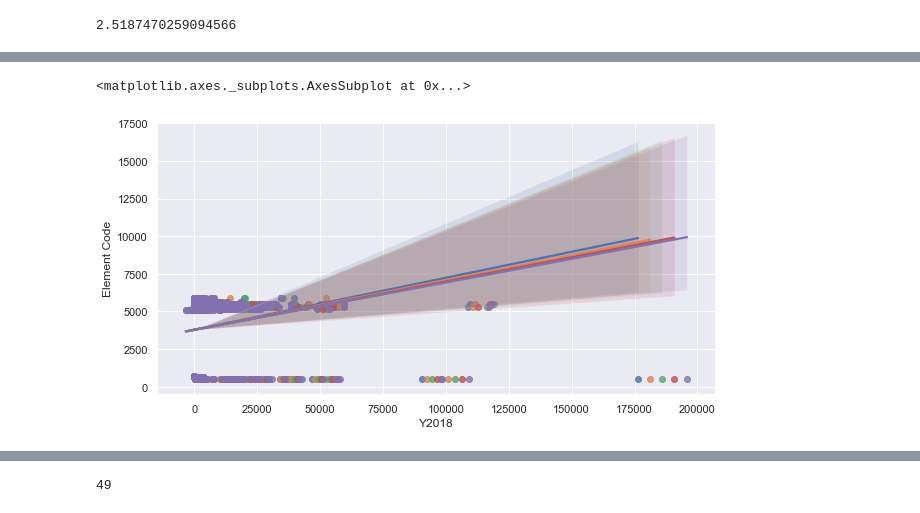
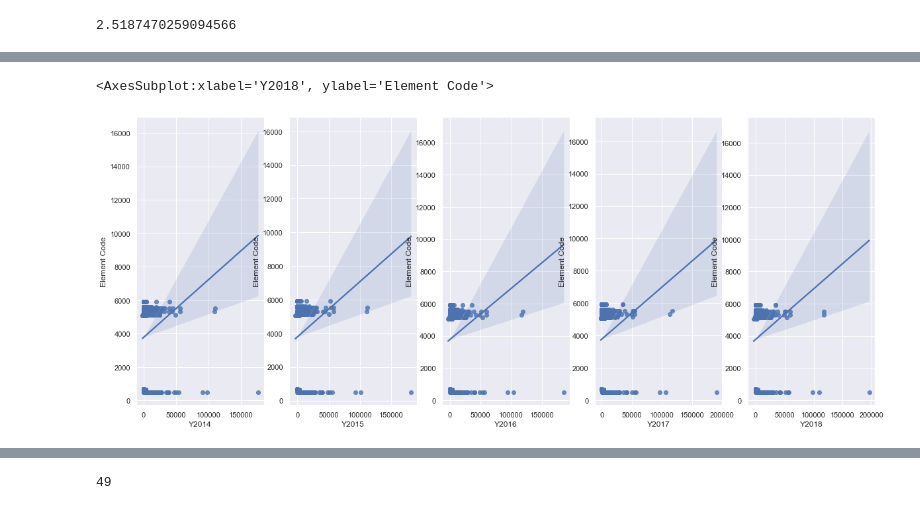
Before and after one commit to Godson199/Hamoye-internship, a Jupyter notebook: Hamoye_Internship_Stage_A_Graded_Quiz.ipynb, the cells around one changed output, grey strips where cells are left out. Drawn from its saved outputs; the diff is of its cells as text; code cells hidden in the pictures.

```diff
--- a/Hamoye_Internship_Stage_A_Graded_Quiz.ipynb
+++ b/Hamoye_Internship_Stage_A_Graded_Quiz.ipynb
@@ -90,13 +108,29 @@ dtype: int64
 # %%
-# Question 14
+# more Visualize the data
+plt.figure(figsize=(20, 8))
+
+plt.subplot(1,5,1)
 sns.regplot(x="Y2014", y="Element Code", data=food_df)
+#plt.title("Label: {}".format(train_labels[0]))
+
+plt.subplot(1,5,2)
 sns.regplot(x="Y2015", y="Element Code", data=food_df)
+#plt.title("Label: {}".format(train_labels[2500]))
+
+plt.subplot(1,5,3)
 sns.regplot(x="Y2016", y="Element Code", data=food_df)
+#plt.title("Label: {}".format(test_labels[12]))
+
+plt.subplot(1,5,4)
 sns.regplot(x="Y2017", y="Element Code", data=food_df)
+#plt.title("Label: {}".format(test_labels[12]))
+
+plt.subplot(1,5,5)
 sns.regplot(x="Y2018", y="Element Code", data=food_df)
+#plt.title("Label: {}".format(test_labels[12]))
 # %% [output]
-<matplotlib.axes._subplots.AxesSubplot at 0x...>
+<AxesSubplot:xlabel='Y2018', ylabel='Element Code'>
-[figure, old version]
+[figure, new version]
 # %%
 # Question 15
 food_df.groupby('Element')["Y2014", "Y2015", "Y2016", "Y2017", "Y2018", "Element"].sum()
```
Also changed, not shown: parts of 13 cells of this notebook, 1 other file.
